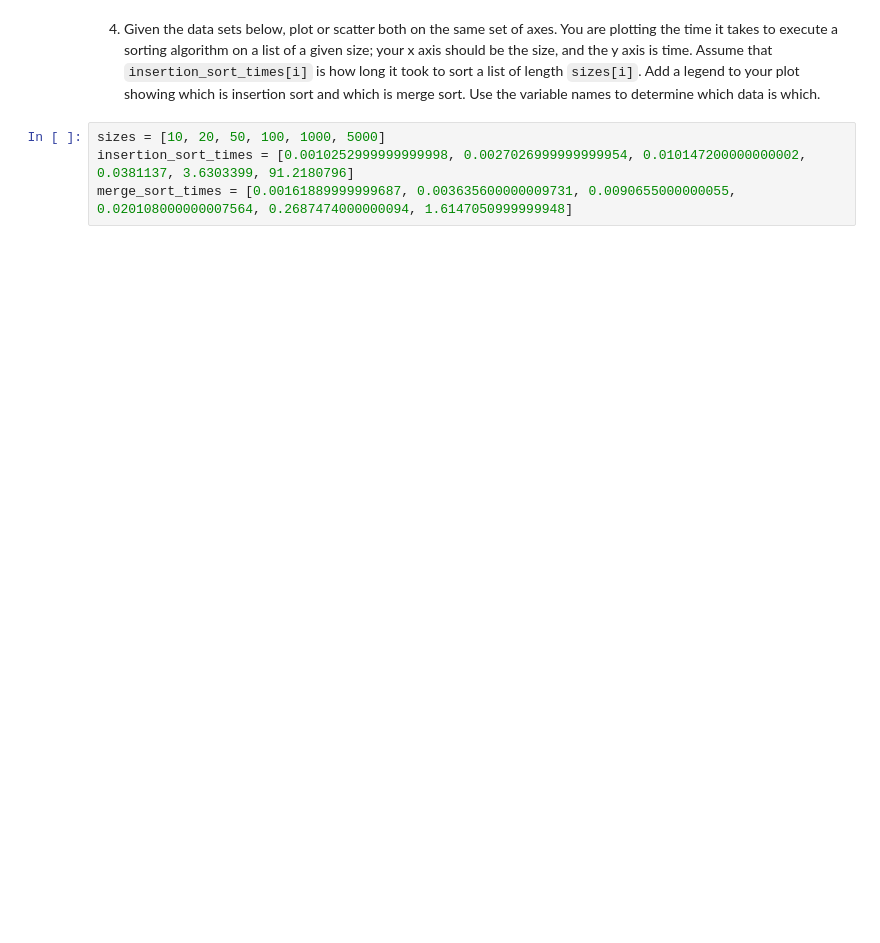
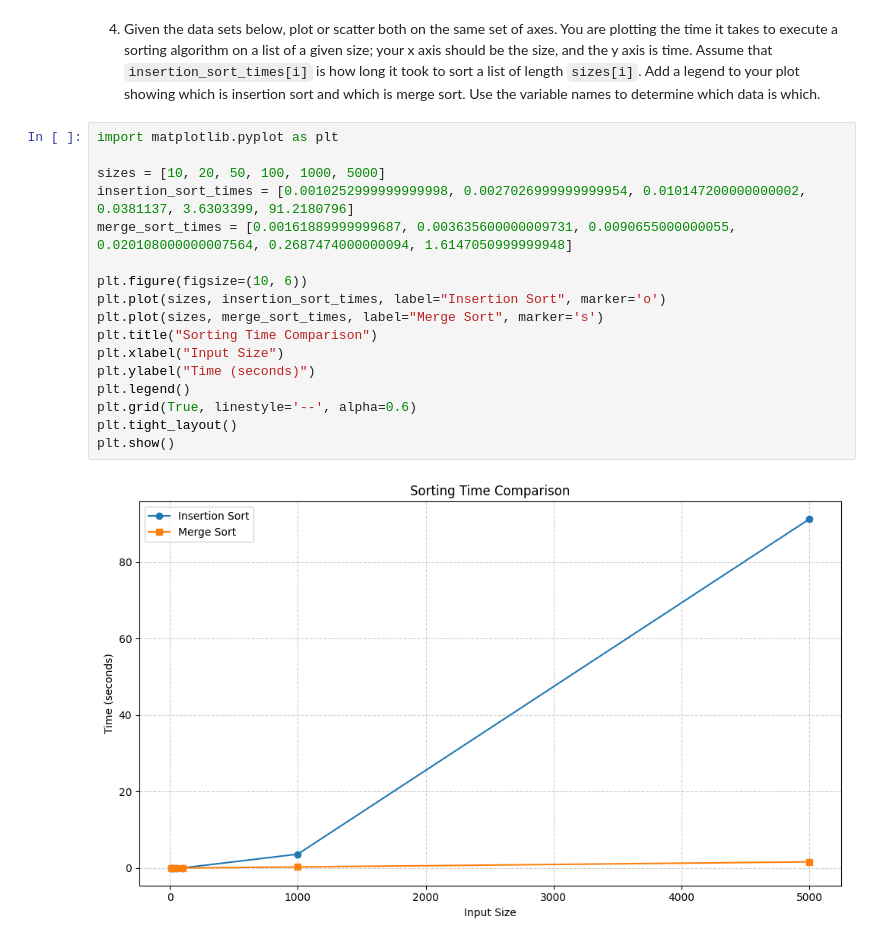
Before and after one commit to HuzaifaUCMO/pyplot, a Jupyter notebook: pyplot.ipynb, the cells around one changed output. Drawn from its saved outputs; the diff is of its cells as text; blank space fills up the shorter version.

Commit message:
Completed Question 4: Sorting Algorithm Time Comparison

```diff
--- a/pyplot.ipynb
+++ b/pyplot.ipynb
@@ -93,6 +93,21 @@ plt.show()
 # %% [markdown]
 4. Given the data sets below, plot or scatter both on the same set of axes.  You are plotting the time it takes to execute a sorting algorithm on a list of a given size; your x axis should be the size, and the y axis is time.  Assume that `insertion_sort_times[i]` is how long it took to sort a list of length `sizes[i]`.  Add a legend to your plot showing which is insertion sort and which is merge sort.  Use the variable names to determine which data is which.
 # %%
+import matplotlib.pyplot as plt
+
 sizes = [10, 20, 50, 100, 1000, 5000]
 insertion_sort_times = [0.0010252999999999998, 0.0027026999999999954, 0.010147200000000002, 0.0381137, 3.6303399, 91.2180796]
 merge_sort_times = [0.00161889999999687, 0.003635600000009731, 0.0090655000000055, 0.020108000000007564, 0.2687474000000094, 1.6147050999999948]
+
+plt.figure(figsize=(10, 6))
+plt.plot(sizes, insertion_sort_times, label="Insertion Sort", marker='o')
+plt.plot(sizes, merge_sort_times, label="Merge Sort", marker='s')
+plt.title("Sorting Time Comparison")
+plt.xlabel("Input Size")
+plt.ylabel("Time (seconds)")
+plt.legend()
+plt.grid(True, linestyle='--', alpha=0.6)
+plt.tight_layout()
+plt.show()
+# %% [output]
+[figure, added]
```
Also changed, not shown: parts of 2 cells of this notebook.
